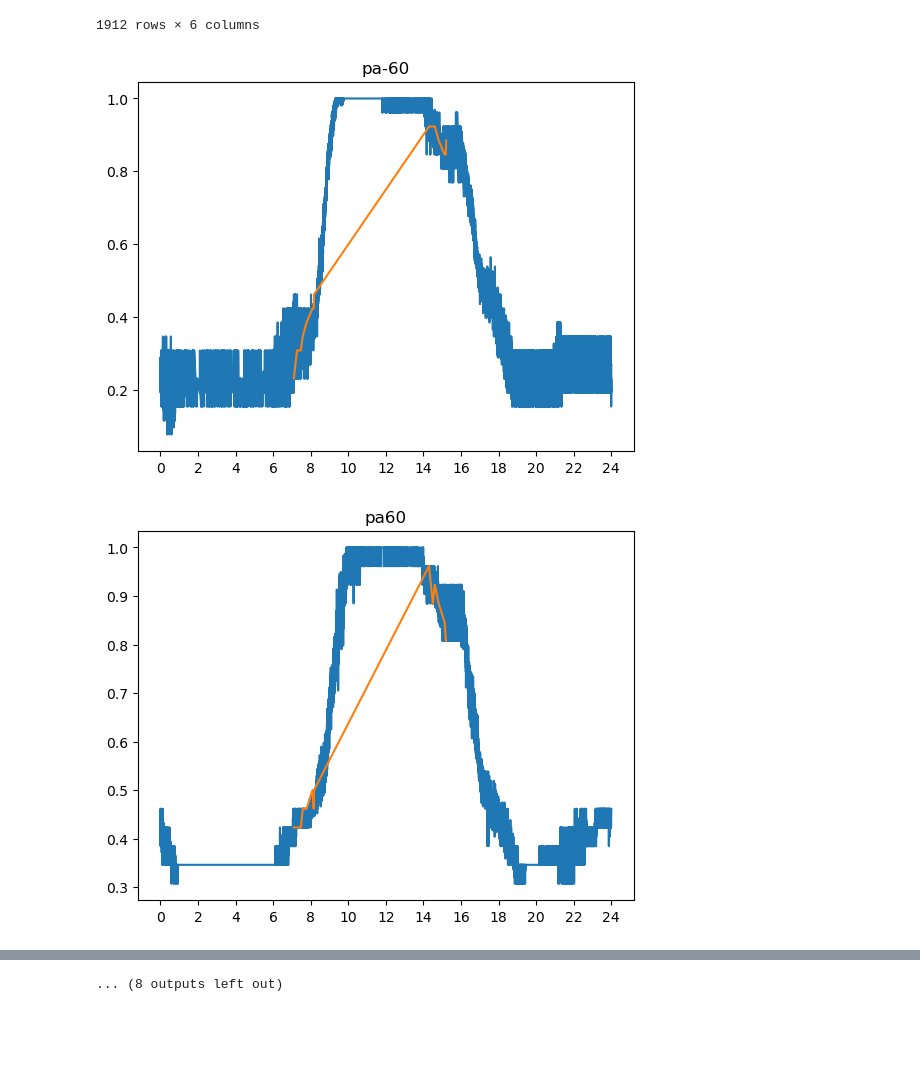
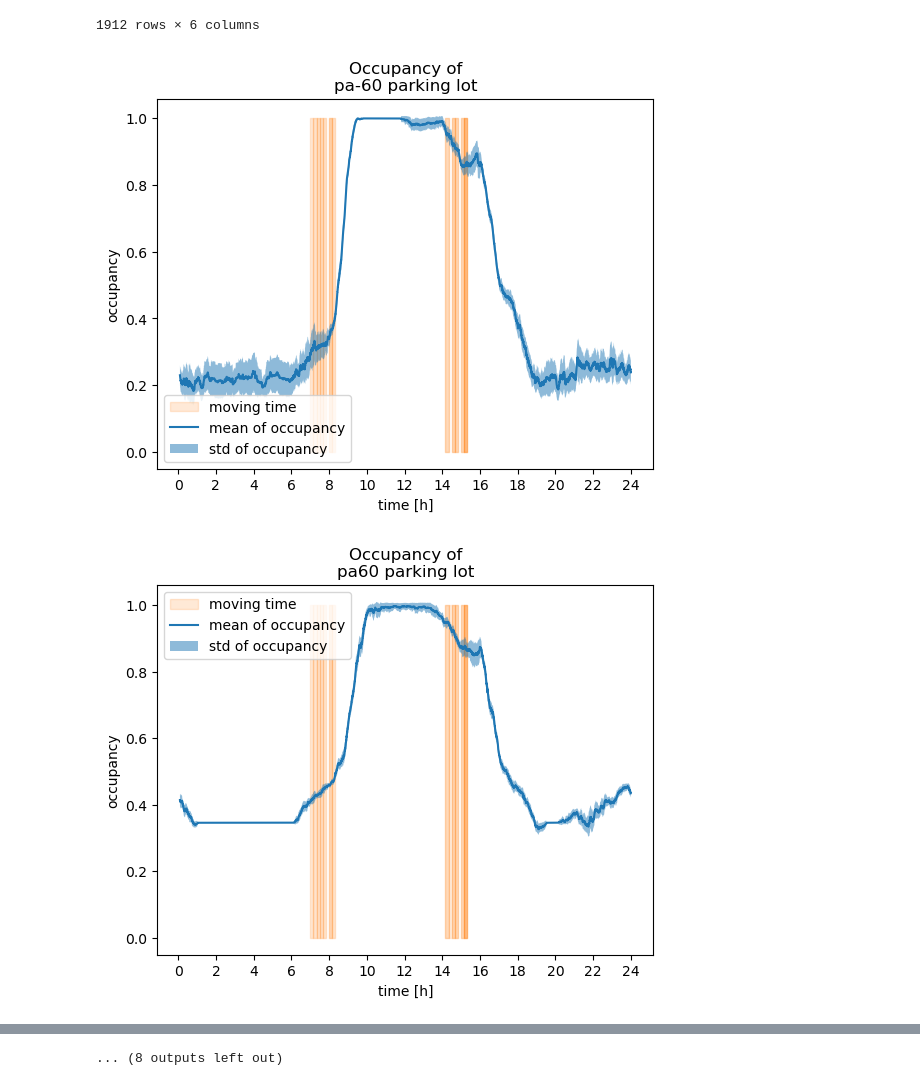
Before and after one commit to alelevente/inverse-parking, a Jupyter notebook: 02_da/01_res_viz.ipynb, the cells around one changed output, grey strips where cells are left out. Drawn from its saved outputs; the diff is of its cells as text; code cells hidden in the pictures; blank space fills up the shorter version.

Commit message:
more visualization

```diff
--- a/02_da/01_res_viz.ipynb
+++ b/02_da/01_res_viz.ipynb
@@ -119,12 +119,41 @@ for p in p_vehs["parking_id"].unique():
     p_filt = p_filt.groupby("time_of_day")["occupancy"].mean()
     p_veh_by_parking[p] = p_filt
 # %%
+MIN_ALPHA = 0.1
+MAX_ALPHA = 0.5
+WINDOW = 300
+
+bins = np.arange(0, 1, 1/(24*6)) #15 minutes resolution for histogram background
+
 for p in p_veh_by_parking:
-    plt.plot(p_data_by_parking[p].index*24, p_data_by_parking[p].values)
-    plt.plot(p_veh_by_parking[p].index*24, p_veh_by_parking[p].values)
-    plt.title(p)
+    #background:
+    hist, bin_edges = np.histogram(p_veh_by_parking[p].index, bins=bins)
+    color_min = min(hist)
+    color_max = max(hist)
+    has_legend = False
+    for i in range(len(bins)-1):
+        if hist[i]>0:
+            label = "moving time" if not(has_legend) else ""
+            has_legend = True
+
+            plt.fill_between(x=[i*1/6, (i+1)*1/6], y1=0, y2=1.0,
+                             alpha=(hist[i]-color_min)/(color_max-color_min)*(MAX_ALPHA-MIN_ALPHA)+MIN_ALPHA,
+                             color="tab:orange",
+                             label=label)
+
+    #parking data:
+    ma = p_data_by_parking[p].rolling(WINDOW).mean()
+    std = p_data_by_parking[p].rolling(WINDOW).std()
+    plt.plot(ma.index*24, ma.values, label="mean of occupancy")
+    plt.fill_between(std.index*24, ma-std, ma+std, alpha=0.5, label="std of occupancy")
+    #plt.plot(p_data_by_parking[p].index*24, p_data_by_parking[p].values)
+    #plt.plot(p_veh_by_parking[p].index*24, p_veh_by_parking[p].values)
+    plt.title(f"Occupancy of\n{p} parking lot")
+    plt.xlabel("time [h]")
+    plt.ylabel("occupancy")
     plt.xticks(ticks=np.arange(0, 26, 2))
+    plt.legend()
     plt.show()
 # %% [output]
-[figure, old version]
+[figure, new version]
-[figure, old version]
+[figure, new version]
```
Also changed, not shown: parts of 1 cell of this notebook.
